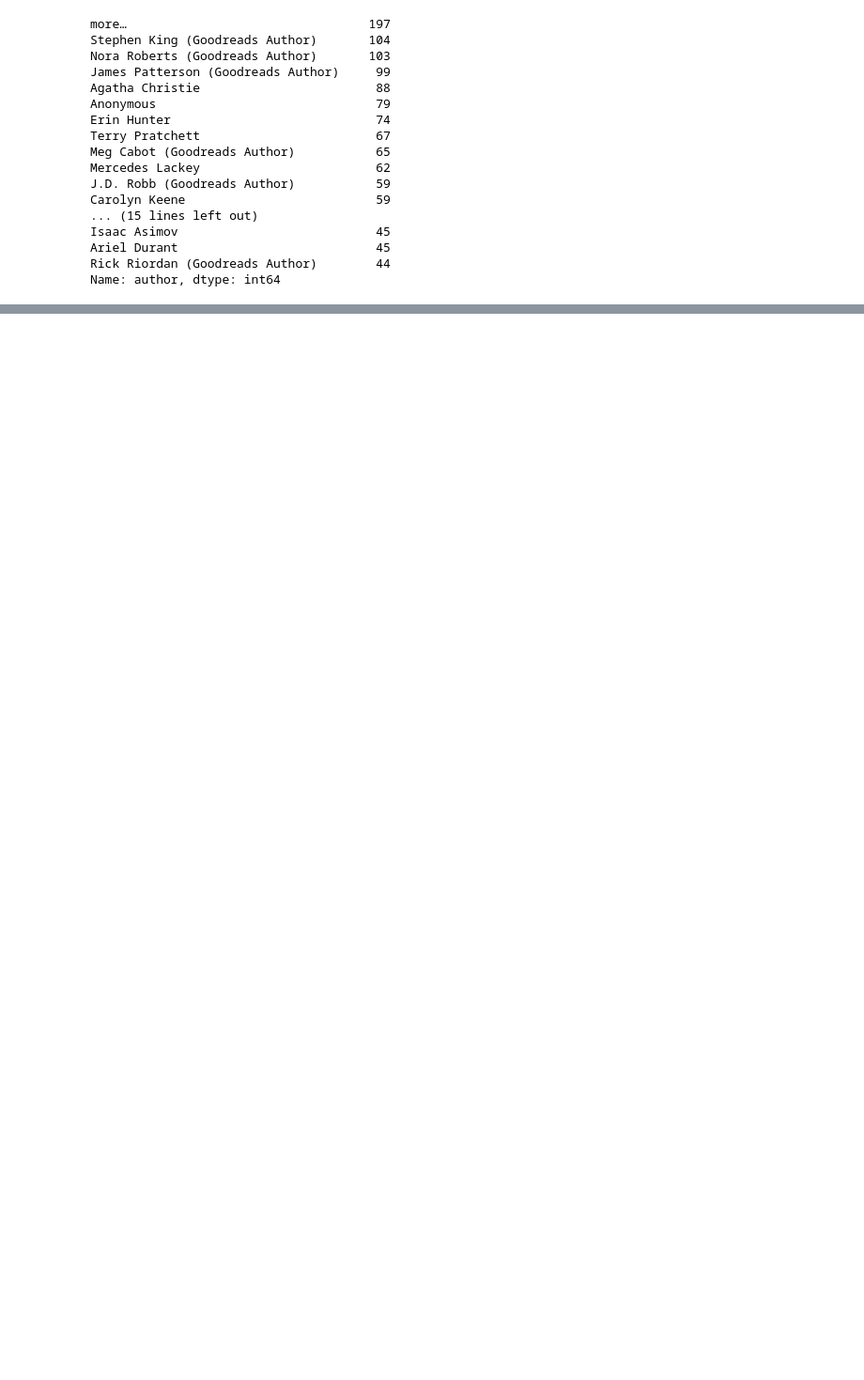
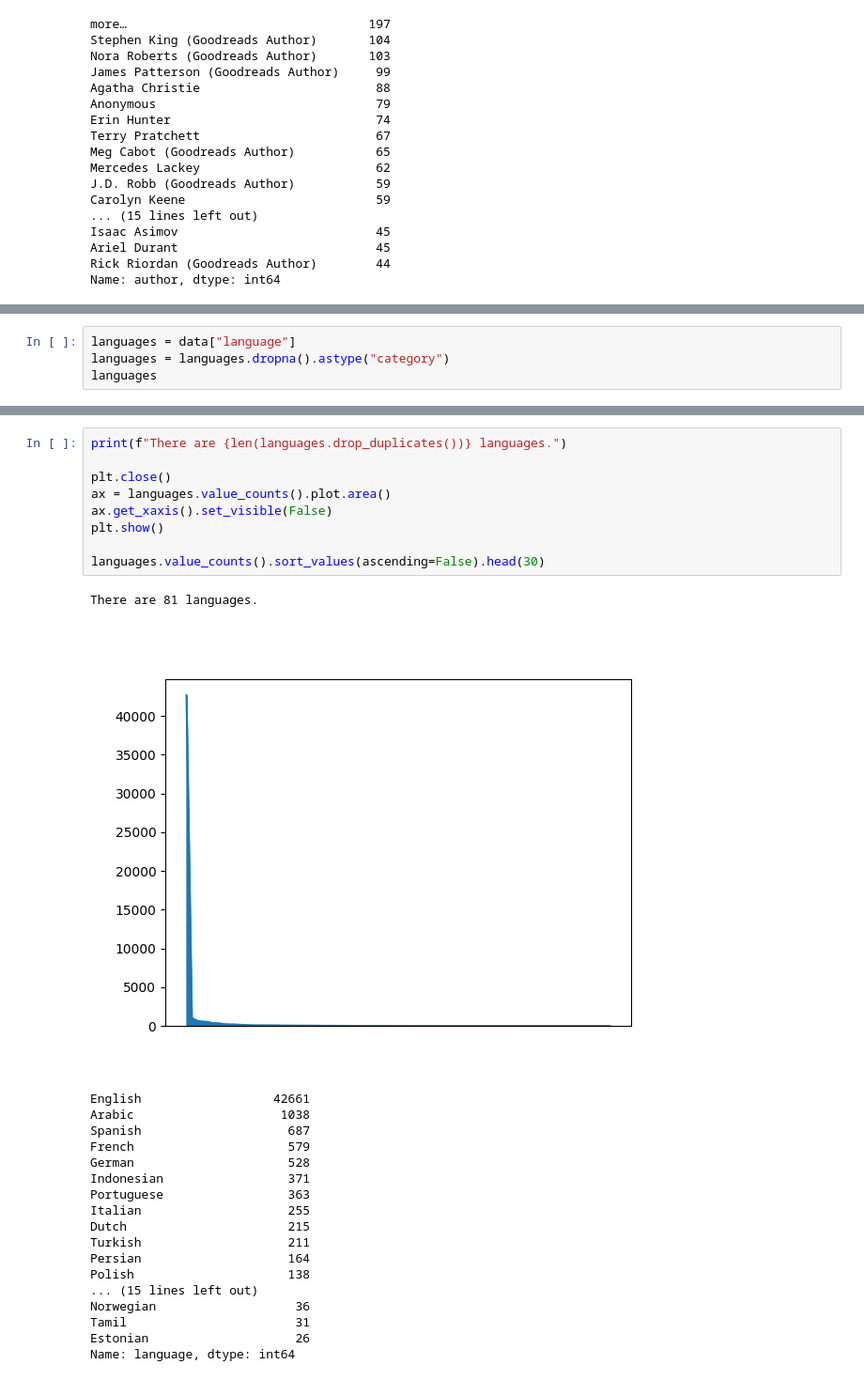
Before and after one commit to com-480-data-visualization/datavis-project-2022-team_philippe, a Jupyter notebook: stats.ipynb, the cells around one changed output, grey strips where cells are left out. Shown at 94% size. Cells and saved outputs as stored; diff of their text form; blank space fills up the shorter version.

```diff
--- a/stats.ipynb
+++ b/stats.ipynb
@@ -307,0 +460,4 @@ We can also see that this column also needs some cleaning.
+# %%
+languages = data["language"]
+languages = languages.dropna().astype("category")
+languages
@@ -307,0 +478,29 @@ We can also see that this column also needs some cleaning.
+# %%
+print(f"There are {len(languages.drop_duplicates())} languages.")
+
+plt.close()
+ax = languages.value_counts().plot.area()
+ax.get_xaxis().set_visible(False)
+plt.show()
+
+languages.value_counts().sort_values(ascending=False).head(30)
+# %% [output]
+There are 81 languages.
+[figure, added]
+English                  42661
+Arabic                    1038
+Spanish                    687
+French                     579
+German                     528
+Indonesian                 371
+Portuguese                 363
+Italian                    255
+Dutch                      215
+Turkish                    211
+Persian                    164
+Polish                     138
+... (15 lines left out)
+Norwegian                   36
+Tamil                       31
+Estonian                    26
+Name: language, dtype: int64
```
Also changed, not shown: parts of 24 cells of this notebook.
